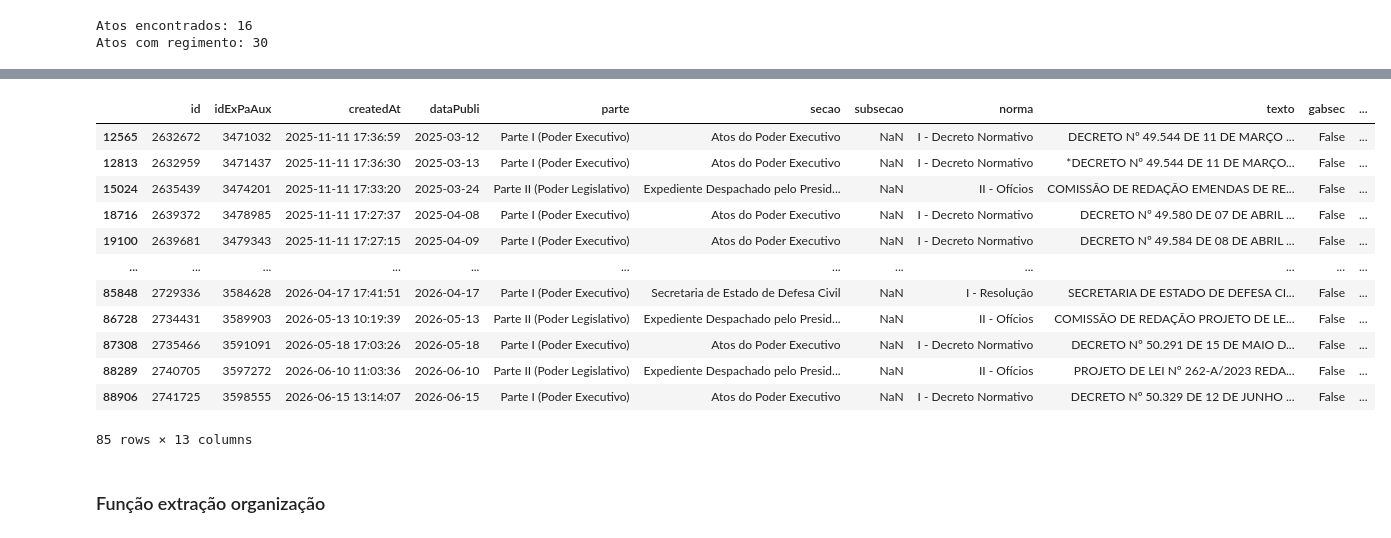
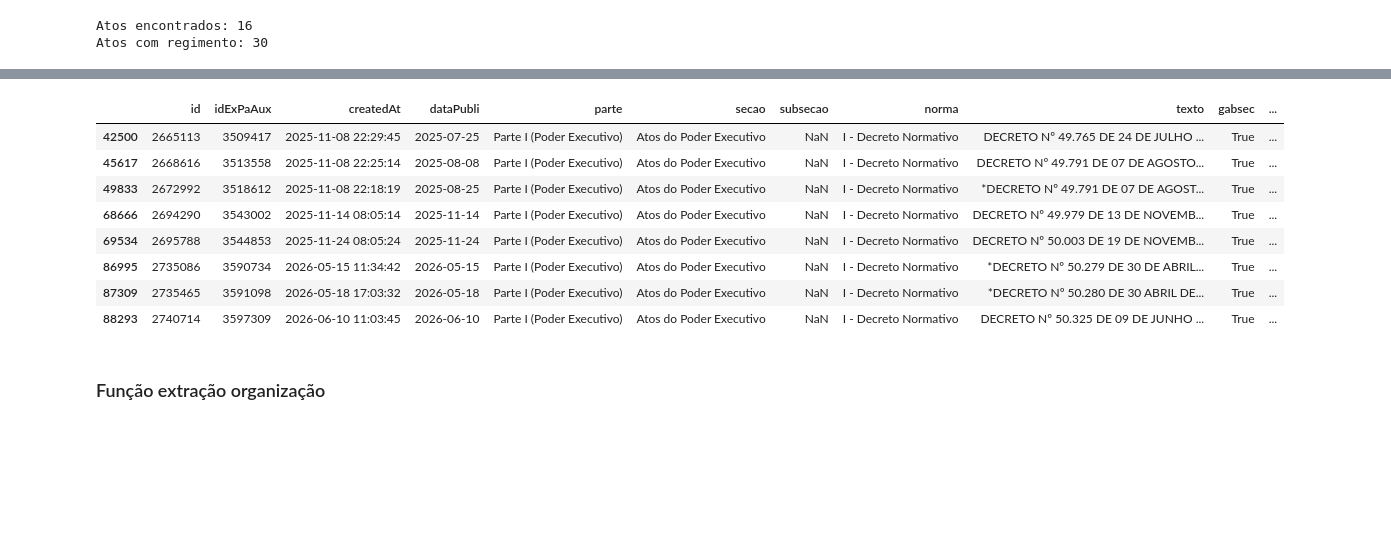
Before and after one commit to danielcoutop/banco_radarrj, a Jupyter notebook: Organograma/organograma.ipynb, the cells around one changed output, grey strips where cells are left out. Cells and saved outputs as stored; diff of their text form; code cells hidden in the pictures; blank space fills up the shorter version.

```diff
--- a/Organograma/organograma.ipynb
+++ b/Organograma/organograma.ipynb
@@ -341,18 +347,14 @@ print(f"Atos com regimento: {df['regimento'].sum()}")
 # %%
-df.loc[(df['gabsec'] == 0) & (df['estorg'] == 1)]
+df.loc[(df['gabsec'] == 1) & (df['estorg'] == 1)]
 # %% [output]
 |  | id | idExPaAux | createdAt | dataPubli | parte | secao | subsecao | norma | texto | gabsec | ... |
-| 12565 | 2632672 | 3471032 | 2025-11-11 17:36:59 | 2025-03-12 | Parte I (Poder Executivo) | Atos do Poder Executivo | NaN | I - Decreto Normativo | DECRETO Nº 49.544 DE 11 DE MARÇO ... | False | ... |
-| 12813 | 2632959 | 3471437 | 2025-11-11 17:36:30 | 2025-03-13 | Parte I (Poder Executivo) | Atos do Poder Executivo | NaN | I - Decreto Normativo | *DECRETO Nº 49.544 DE 11 DE MARÇO... | False | ... |
-| 15024 | 2635439 | 3474201 | 2025-11-11 17:33:20 | 2025-03-24 | Parte II (Poder Legislativo) | Expediente Despachado pelo Presid... | NaN | II - Ofícios | COMISSÃO DE REDAÇÃO EMENDAS DE RE... | False | ... |
-| 18716 | 2639372 | 3478985 | 2025-11-11 17:27:37 | 2025-04-08 | Parte I (Poder Executivo) | Atos do Poder Executivo | NaN | I - Decreto Normativo | DECRETO Nº 49.580 DE 07 DE ABRIL ... | False | ... |
-| 19100 | 2639681 | 3479343 | 2025-11-11 17:27:15 | 2025-04-09 | Parte I (Poder Executivo) | Atos do Poder Executivo | NaN | I - Decreto Normativo | DECRETO Nº 49.584 DE 08 DE ABRIL ... | False | ... |
-| ... | ... | ... | ... | ... | ... | ... | ... | ... | ... | ... | ... |
-| 85848 | 2729336 | 3584628 | 2026-04-17 17:41:51 | 2026-04-17 | Parte I (Poder Executivo) | Secretaria de Estado de Defesa Civil | NaN | I - Resolução | SECRETARIA DE ESTADO DE DEFESA CI... | False | ... |
-| 86728 | 2734431 | 3589903 | 2026-05-13 10:19:39 | 2026-05-13 | Parte II (Poder Legislativo) | Expediente Despachado pelo Presid... | NaN | II - Ofícios | COMISSÃO DE REDAÇÃO PROJETO DE LE... | False | ... |
-| 87308 | 2735466 | 3591091 | 2026-05-18 17:03:26 | 2026-05-18 | Parte I (Poder Executivo) | Atos do Poder Executivo | NaN | I - Decreto Normativo | DECRETO Nº 50.291 DE 15 DE MAIO D... | False | ... |
-| 88289 | 2740705 | 3597272 | 2026-06-10 11:03:36 | 2026-06-10 | Parte II (Poder Legislativo) | Expediente Despachado pelo Presid... | NaN | II - Ofícios | PROJETO DE LEI Nº 262-A/2023 REDA... | False | ... |
-| 88906 | 2741725 | 3598555 | 2026-06-15 13:14:07 | 2026-06-15 | Parte I (Poder Executivo) | Atos do Poder Executivo | NaN | I - Decreto Normativo | DECRETO Nº 50.329 DE 12 DE JUNHO ... | False | ... |
+| 42500 | 2665113 | 3509417 | 2025-11-08 22:29:45 | 2025-07-25 | Parte I (Poder Executivo) | Atos do Poder Executivo | NaN | I - Decreto Normativo | DECRETO Nº 49.765 DE 24 DE JULHO ... | True | ... |
+| 45617 | 2668616 | 3513558 | 2025-11-08 22:25:14 | 2025-08-08 | Parte I (Poder Executivo) | Atos do Poder Executivo | NaN | I - Decreto Normativo | DECRETO Nº 49.791 DE 07 DE AGOSTO... | True | ... |
+| 49833 | 2672992 | 3518612 | 2025-11-08 22:18:19 | 2025-08-25 | Parte I (Poder Executivo) | Atos do Poder Executivo | NaN | I - Decreto Normativo | *DECRETO Nº 49.791 DE 07 DE AGOST... | True | ... |
+| 68666 | 2694290 | 3543002 | 2025-11-14 08:05:14 | 2025-11-14 | Parte I (Poder Executivo) | Atos do Poder Executivo | NaN | I - Decreto Normativo | DECRETO Nº 49.979 DE 13 DE NOVEMB... | True | ... |
+| 69534 | 2695788 | 3544853 | 2025-11-24 08:05:24 | 2025-11-24 | Parte I (Poder Executivo) | Atos do Poder Executivo | NaN | I - Decreto Normativo | DECRETO Nº 50.003 DE 19 DE NOVEMB... | True | ... |
+| 86995 | 2735086 | 3590734 | 2026-05-15 11:34:42 | 2026-05-15 | Parte I (Poder Executivo) | Atos do Poder Executivo | NaN | I - Decreto Normativo | *DECRETO Nº 50.279 DE 30 DE ABRIL... | True | ... |
+| 87309 | 2735465 | 3591098 | 2026-05-18 17:03:32 | 2026-05-18 | Parte I (Poder Executivo) | Atos do Poder Executivo | NaN | I - Decreto Normativo | *DECRETO Nº 50.280 DE 30 ABRIL DE... | True | ... |
+| 88293 | 2740714 | 3597309 | 2026-06-10 11:03:45 | 2026-06-10 | Parte I (Poder Executivo) | Atos do Poder Executivo | NaN | I - Decreto Normativo | DECRETO Nº 50.325 DE 09 DE JUNHO ... | True | ... |
-85 rows × 13 columns
 # %% [markdown]
 ### Função extração organização
```
Also changed, not shown: parts of 4 cells of this notebook, 6 other files.
